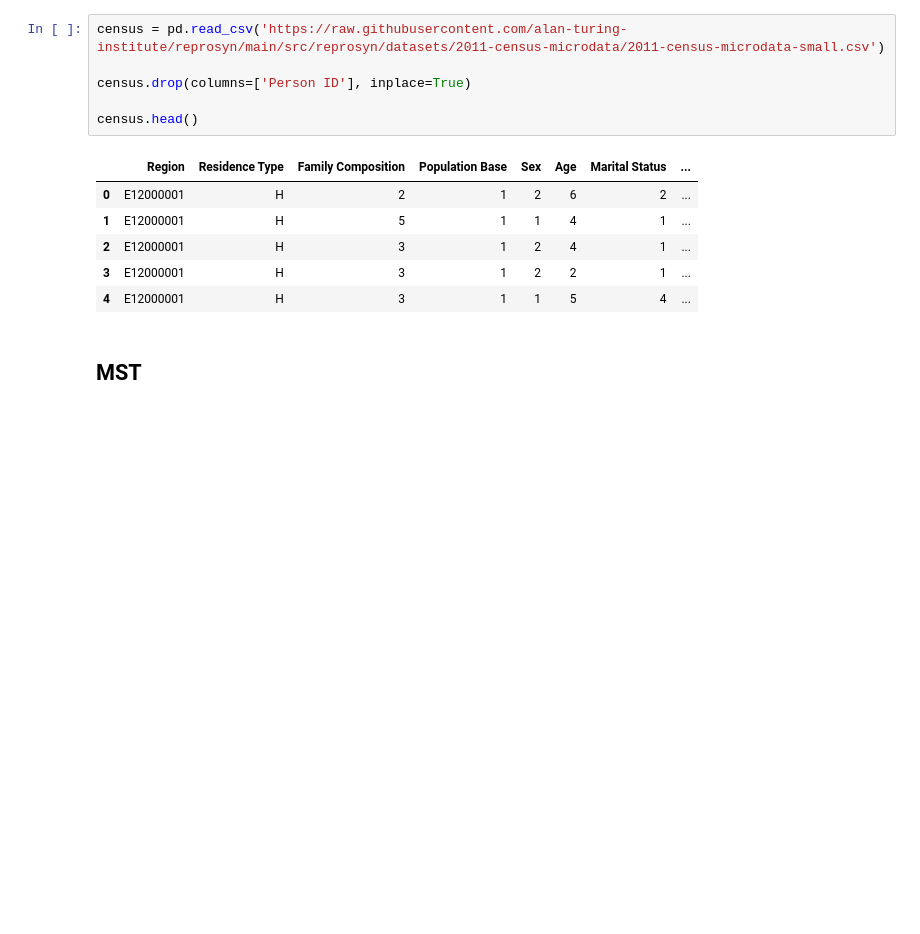
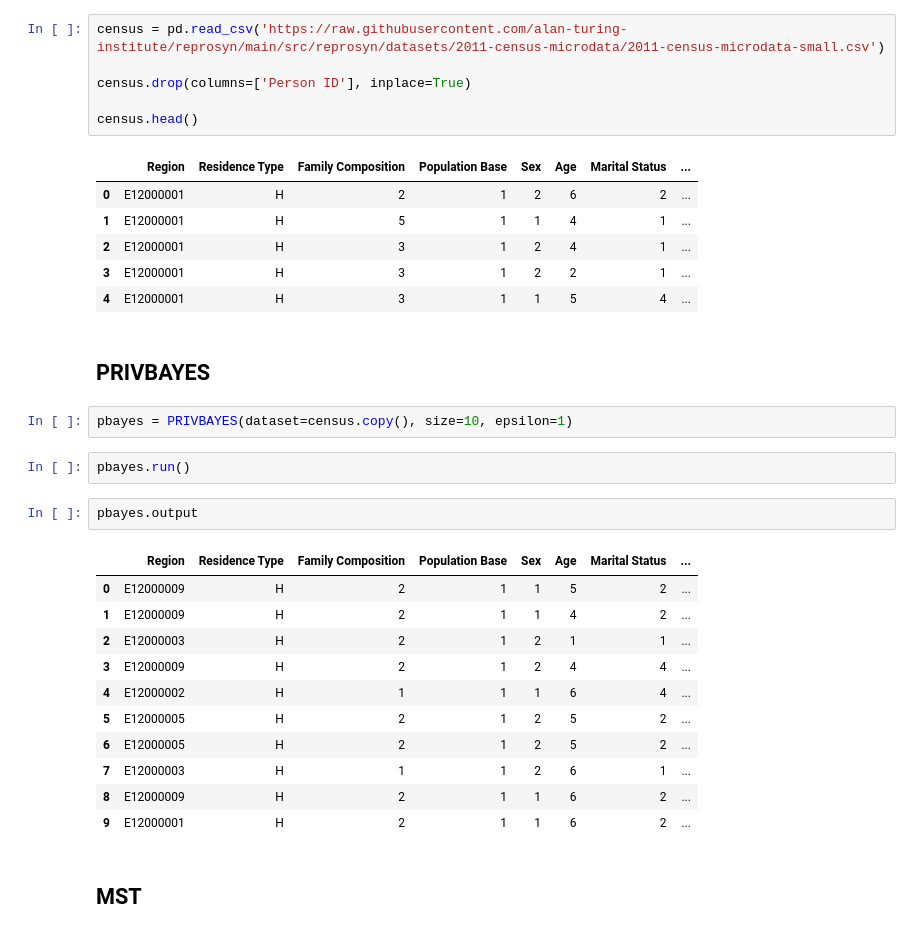
Before and after one commit to alan-turing-institute/reprosyn, a Jupyter notebook: examples/reprosyn_as_package.ipynb, the cells around one changed output. Drawn from its saved outputs; the diff is of its cells as text; blank space fills up the shorter version.

Commit message:
add privbayes and end-end test

```diff
--- a/examples/reprosyn_as_package.ipynb
+++ b/examples/reprosyn_as_package.ipynb
@@ -20,6 +20,26 @@ census.head()
 | 2 | E12000001 | H | 3 | 1 | 2 | 4 | 1 | ... |
 | 3 | E12000001 | H | 3 | 1 | 2 | 2 | 1 | ... |
 | 4 | E12000001 | H | 3 | 1 | 1 | 5 | 4 | ... |
+# %% [markdown]
+## PRIVBAYES
+# %%
+pbayes = PRIVBAYES(dataset=census.copy(), size=10, epsilon=1)
+# %%
+pbayes.run()
+# %%
+pbayes.output
+# %% [output]
+|  | Region | Residence Type | Family Composition | Population Base | Sex | Age | Marital Status | ... |
+| 0 | E12000009 | H | 2 | 1 | 1 | 5 | 2 | ... |
+| 1 | E12000009 | H | 2 | 1 | 1 | 4 | 2 | ... |
+| 2 | E12000003 | H | 2 | 1 | 2 | 1 | 1 | ... |
+| 3 | E12000009 | H | 2 | 1 | 2 | 4 | 4 | ... |
+| 4 | E12000002 | H | 1 | 1 | 1 | 6 | 4 | ... |
+| 5 | E12000005 | H | 2 | 1 | 2 | 5 | 2 | ... |
+| 6 | E12000005 | H | 2 | 1 | 2 | 5 | 2 | ... |
+| 7 | E12000003 | H | 1 | 1 | 2 | 6 | 1 | ... |
+| 8 | E12000009 | H | 2 | 1 | 1 | 6 | 2 | ... |
+| 9 | E12000001 | H | 2 | 1 | 1 | 6 | 2 | ... |
 # %% [markdown]
 ## MST
 # %%
```
Also changed, not shown: parts of 4 cells of this notebook, 4 other files.
